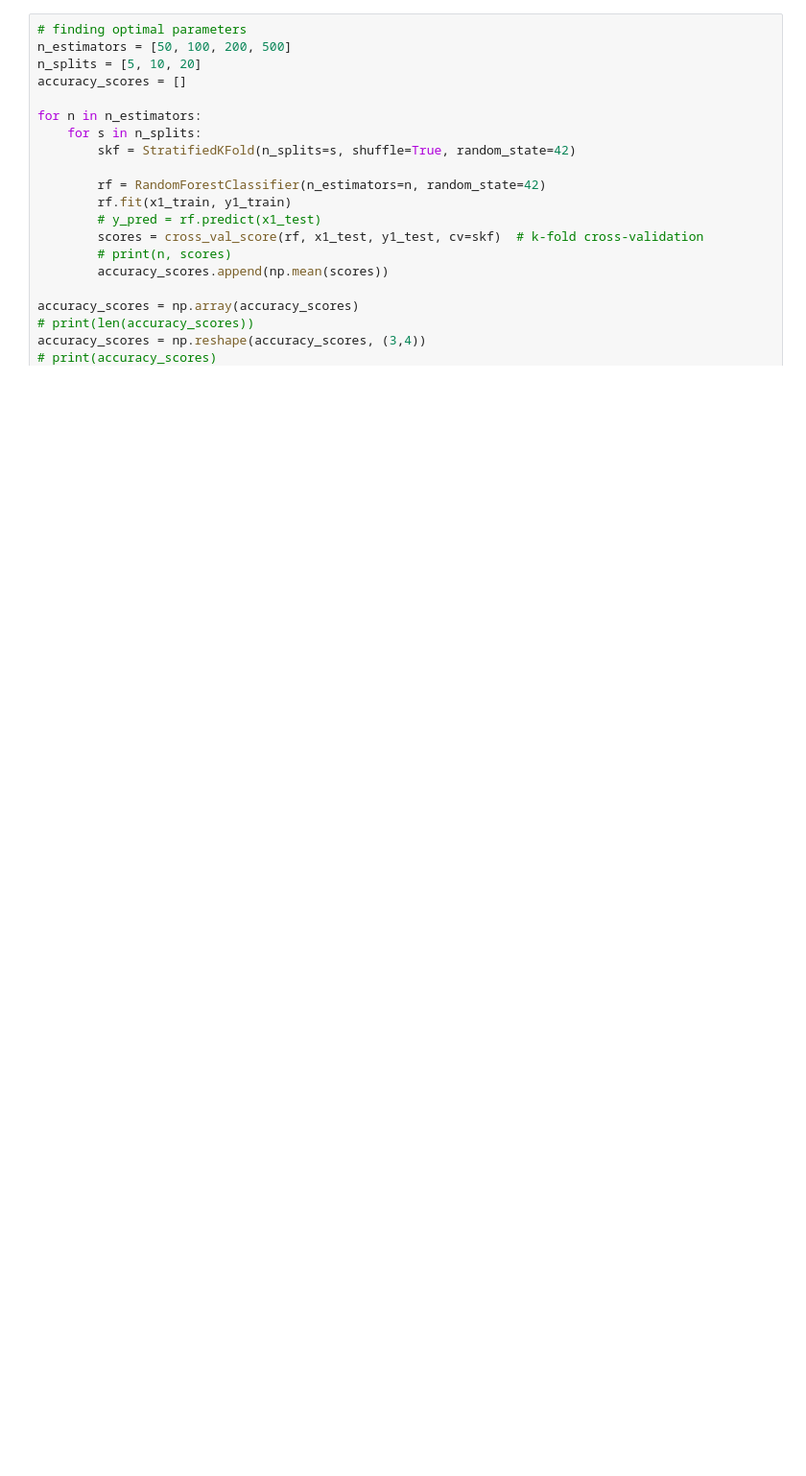
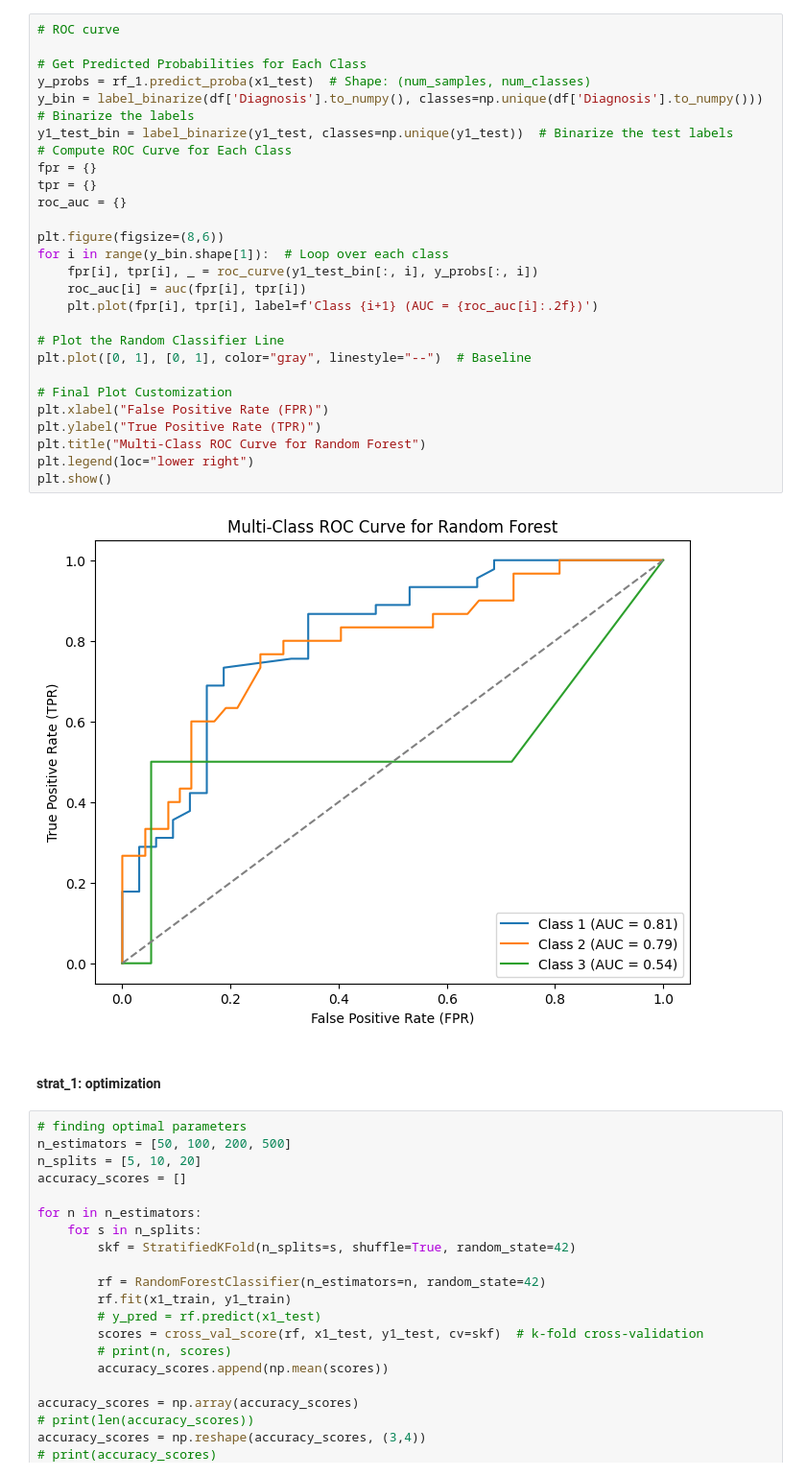
Before and after one commit to khnam-ng/SevereDengueFever, a Jupyter notebook: src/1st_try.ipynb, the cells around one changed output. Shown at 96% size. Drawn from its saved outputs; the diff is of its cells as text; blank space fills up the shorter version.

```diff
--- a/src/1st_try.ipynb
+++ b/src/1st_try.ipynb
@@ -164,3 +156,34 @@ Accuracy: 0.60
+# %%
+# ROC curve
+
+# Get Predicted Probabilities for Each Class
+y_probs = rf_1.predict_proba(x1_test)  # Shape: (num_samples, num_classes)
+y_bin = label_binarize(df['Diagnosis'].to_numpy(), classes=np.unique(df['Diagnosis'].to_numpy()))  # Binarize the labels
+y1_test_bin = label_binarize(y1_test, classes=np.unique(y1_test))  # Binarize the test labels
+# Compute ROC Curve for Each Class
+fpr = {}
+tpr = {}
+roc_auc = {}
+
+plt.figure(figsize=(8,6))
+for i in range(y_bin.shape[1]):  # Loop over each class
+    fpr[i], tpr[i], _ = roc_curve(y1_test_bin[:, i], y_probs[:, i])
+    roc_auc[i] = auc(fpr[i], tpr[i])
+    plt.plot(fpr[i], tpr[i], label=f'Class {i+1} (AUC = {roc_auc[i]:.2f})')
+
+# Plot the Random Classifier Line
+plt.plot([0, 1], [0, 1], color="gray", linestyle="--")  # Baseline
+
+# Final Plot Customization
+plt.xlabel("False Positive Rate (FPR)")
+plt.ylabel("True Positive Rate (TPR)")
+plt.title("Multi-Class ROC Curve for Random Forest")
+plt.legend(loc="lower right")
+plt.show()
+# %% [output]
+[figure, added]
+# %% [markdown]
+#### strat_1: optimization
 # %%
 # finding optimal parameters
 n_estimators = [50, 100, 200, 500]
```
Also changed, not shown: parts of 21 cells of this notebook, 1 other file.
